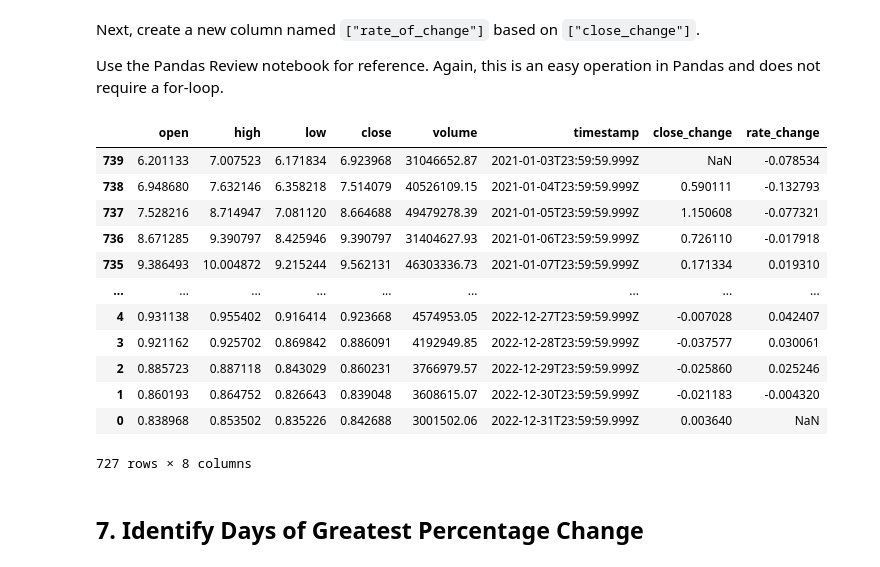
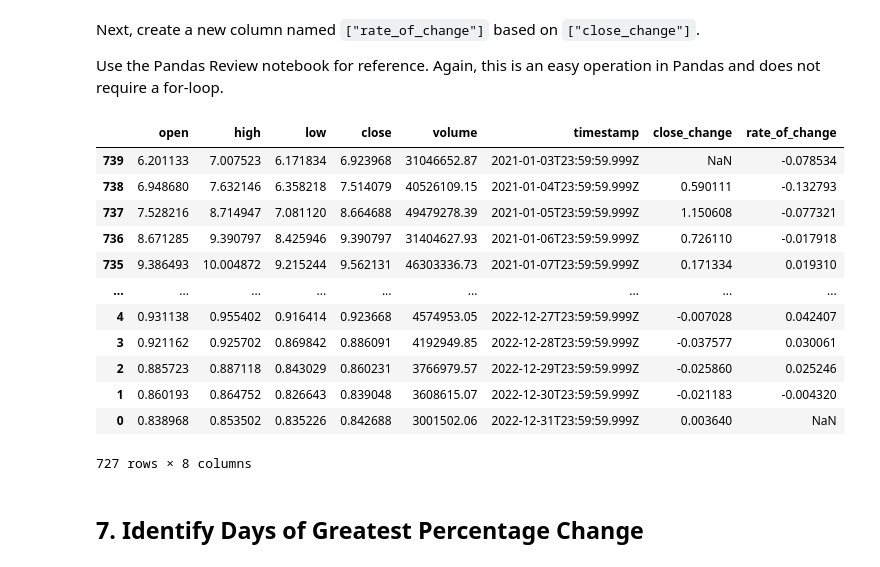
Before and after one commit to laurastoleru/DS1002, a Jupyter notebook: Assignments/Lab_FTX.ipynb, the cells around one changed output. Cells and saved outputs as stored; diff of their text form; code cells hidden in the pictures.

```diff
--- a/Assignments/Lab_FTX.ipynb
+++ b/Assignments/Lab_FTX.ipynb
@@ -140,10 +140,10 @@ Next, create a new column named `["rate_of_change"]` based on `["close_change"]`
 
 Use the Pandas Review notebook for reference. Again, this is an easy operation in Pandas and does not require a for-loop.
 # %%
-df_changed['rate_change'] = df['close'].pct_change()
+df_changed['rate_of_change'] = df['close'].pct_change()
 df_changed
 # %% [output]
-|  | open | high | low | close | volume | timestamp | close_change | rate_change |
+|  | open | high | low | close | volume | timestamp | close_change | rate_of_change |
 | 739 | 6.201133 | 7.007523 | 6.171834 | 6.923968 | 31046652.87 | 2021-01-03T23:59:59.999Z | NaN | -0.078534 |
 | 738 | 6.948680 | 7.632146 | 6.358218 | 7.514079 | 40526109.15 | 2021-01-04T23:59:59.999Z | 0.590111 | -0.132793 |
 | 737 | 7.528216 | 8.714947 | 7.081120 | 8.664688 | 49479278.39 | 2021-01-05T23:59:59.999Z | 1.150608 | -0.077321 |
```
Also changed, not shown: parts of 2 cells of this notebook.
